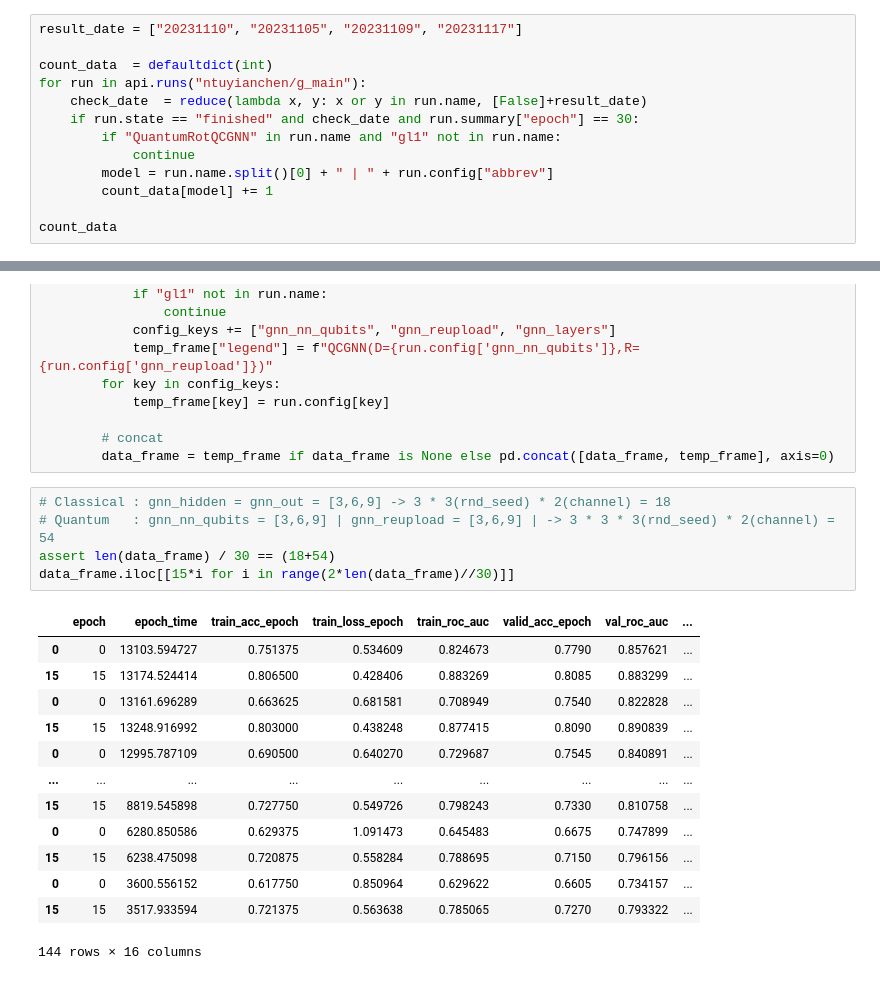
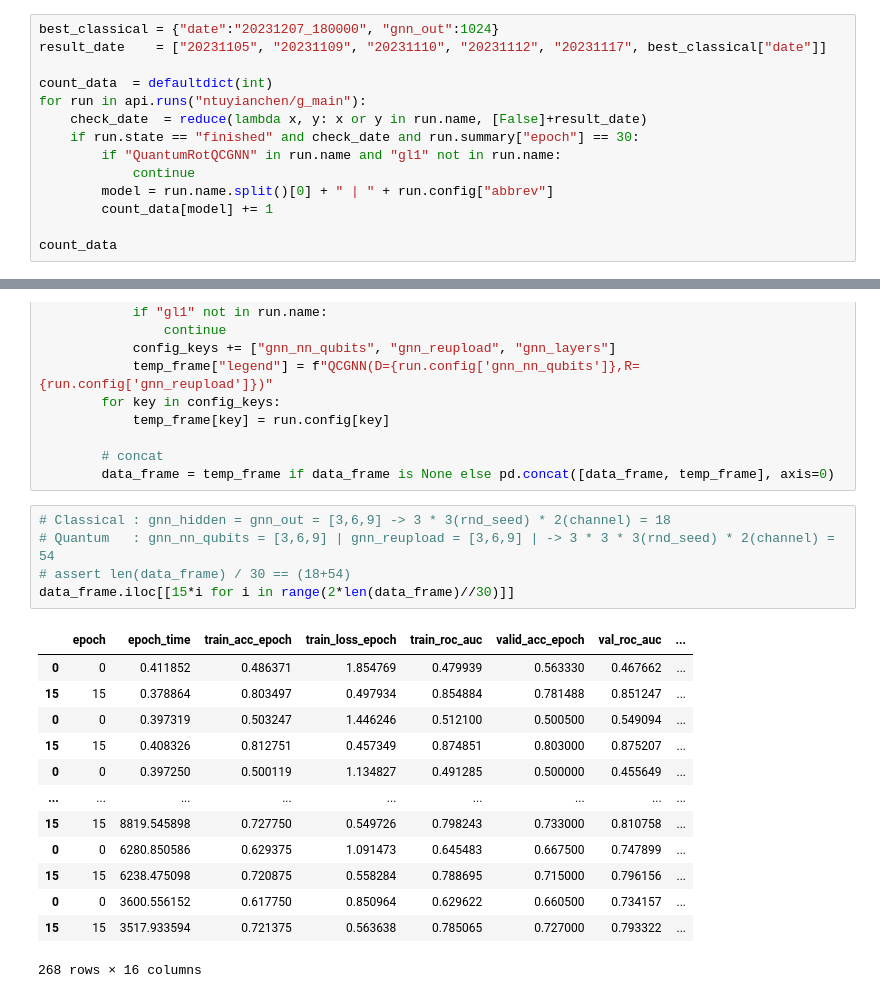
Before and after one commit to maplexgitx0302/QML-QCGNN, a Jupyter notebook: wandb_export.ipynb, the cells around one changed output, grey strips where cells are left out. Drawn from its saved outputs; the diff is of its cells as text.

```diff
--- a/wandb_export.ipynb
+++ b/wandb_export.ipynb
@@ -15,7 +15,8 @@ import matplotlib.pyplot as plt
 import seaborn as sns
 sns.set_theme()
 # %%
-result_date = ["20231110", "20231105", "20231109", "20231117"]
+best_classical = {"date":"20231207_180000", "gnn_out":1024}
+result_date    = ["20231105", "20231109", "20231110", "20231112", "20231117", best_classical["date"]]
 
 count_data  = defaultdict(int)
 for run in api.runs("ntuyianchen/g_main"):
@@ -73,22 +74,22 @@ for run in tqdm.tqdm(api.runs(f"ntuyianchen/g_main")):
 # %%
 # Classical : gnn_hidden = gnn_out = [3,6,9] -> 3 * 3(rnd_seed) * 2(channel) = 18
 # Quantum   : gnn_nn_qubits = [3,6,9] | gnn_reupload = [3,6,9] | -> 3 * 3 * 3(rnd_seed) * 2(channel) = 54
-assert len(data_frame) / 30 == (18+54)
+# assert len(data_frame) / 30 == (18+54)
 data_frame.iloc[[15*i for i in range(2*len(data_frame)//30)]]
 # %% [output]
 |  | epoch | epoch_time | train_acc_epoch | train_loss_epoch | train_roc_auc | valid_acc_epoch | val_roc_auc | ... |
-| 0 | 0 | 13103.594727 | 0.751375 | 0.534609 | 0.824673 | 0.7790 | 0.857621 | ... |
-| 15 | 15 | 13174.524414 | 0.806500 | 0.428406 | 0.883269 | 0.8085 | 0.883299 | ... |
-| 0 | 0 | 13161.696289 | 0.663625 | 0.681581 | 0.708949 | 0.7540 | 0.822828 | ... |
-| 15 | 15 | 13248.916992 | 0.803000 | 0.438248 | 0.877415 | 0.8090 | 0.890839 | ... |
-| 0 | 0 | 12995.787109 | 0.690500 | 0.640270 | 0.729687 | 0.7545 | 0.840891 | ... |
+| 0 | 0 | 0.411852 | 0.486371 | 1.854769 | 0.479939 | 0.563330 | 0.467662 | ... |
+| 15 | 15 | 0.378864 | 0.803497 | 0.497934 | 0.854884 | 0.781488 | 0.851247 | ... |
+| 0 | 0 | 0.397319 | 0.503247 | 1.446246 | 0.512100 | 0.500500 | 0.549094 | ... |
+| 15 | 15 | 0.408326 | 0.812751 | 0.457349 | 0.874851 | 0.803000 | 0.875207 | ... |
+| 0 | 0 | 0.397250 | 0.500119 | 1.134827 | 0.491285 | 0.500000 | 0.455649 | ... |
 | ... | ... | ... | ... | ... | ... | ... | ... | ... |
-| 15 | 15 | 8819.545898 | 0.727750 | 0.549726 | 0.798243 | 0.7330 | 0.810758 | ... |
-| 0 | 0 | 6280.850586 | 0.629375 | 1.091473 | 0.645483 | 0.6675 | 0.747899 | ... |
-| 15 | 15 | 6238.475098 | 0.720875 | 0.558284 | 0.788695 | 0.7150 | 0.796156 | ... |
-| 0 | 0 | 3600.556152 | 0.617750 | 0.850964 | 0.629622 | 0.6605 | 0.734157 | ... |
-| 15 | 15 | 3517.933594 | 0.721375 | 0.563638 | 0.785065 | 0.7270 | 0.793322 | ... |
+| 15 | 15 | 8819.545898 | 0.727750 | 0.549726 | 0.798243 | 0.733000 | 0.810758 | ... |
+| 0 | 0 | 6280.850586 | 0.629375 | 1.091473 | 0.645483 | 0.667500 | 0.747899 | ... |
+| 15 | 15 | 6238.475098 | 0.720875 | 0.558284 | 0.788695 | 0.715000 | 0.796156 | ... |
+| 0 | 0 | 3600.556152 | 0.617750 | 0.850964 | 0.629622 | 0.660500 | 0.734157 | ... |
+| 15 | 15 | 3517.933594 | 0.721375 | 0.563638 | 0.785065 | 0.727000 | 0.793322 | ... |
-144 rows × 16 columns
+268 rows × 16 columns
 # %%
 # `sns.errorbar`: https://seaborn.pydata.org/tutorial/error_bars.html
 
```
Also changed, not shown: parts of 3 cells of this notebook, 3 other files.
